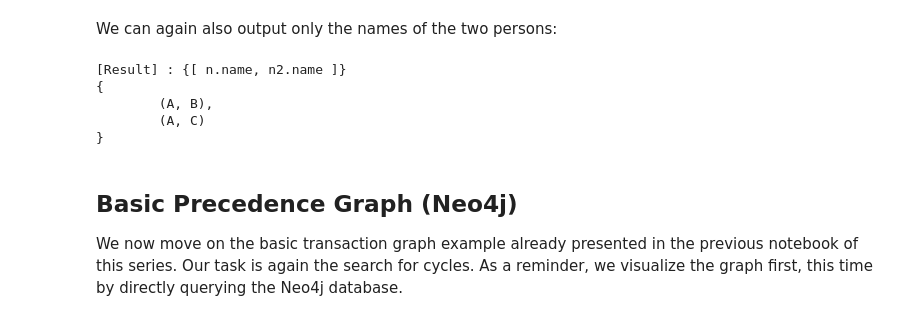
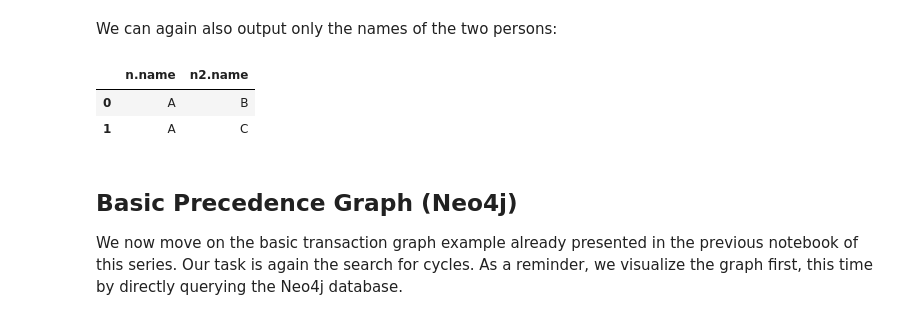
Before and after one commit to BigDataAnalyticsGroup/bigdataengineering, a Jupyter notebook: Graphs in Cypher.ipynb, the cells around one changed output. Saved outputs shown, nothing was run; the diff lists cells and outputs as text; code cells hidden in the pictures.

```diff
--- a/Graphs in Cypher.ipynb
+++ b/Graphs in Cypher.ipynb
@@ -153,19 +148,16 @@ We can again also output only the names of the two persons:
 # %%
 # Neo4j
 # () - [...] -> () is Cypher's ASCII query syntax:
 # Find all persons that know another person and return the names of both persons:
 cur = graph.run("""
 MATCH (n:PERSON) - [r:KNOWS] -> (n2:PERSON)
 RETURN n.name, n2.name;
 """)
-print_set_neo4j(cur)
-#cur.close()
+display(cur.to_data_frame())
 # %% [output]
-[Result] : {[ n.name, n2.name ]}
-{
-        (A, B),
-        (A, C)
-}
+|  | n.name | n2.name |
+| 0 | A | B |
+| 1 | A | C |
 # %% [markdown]
 ## Basic Precedence Graph (Neo4j)
 
```
Also changed, not shown: parts of 11 cells of this notebook.
